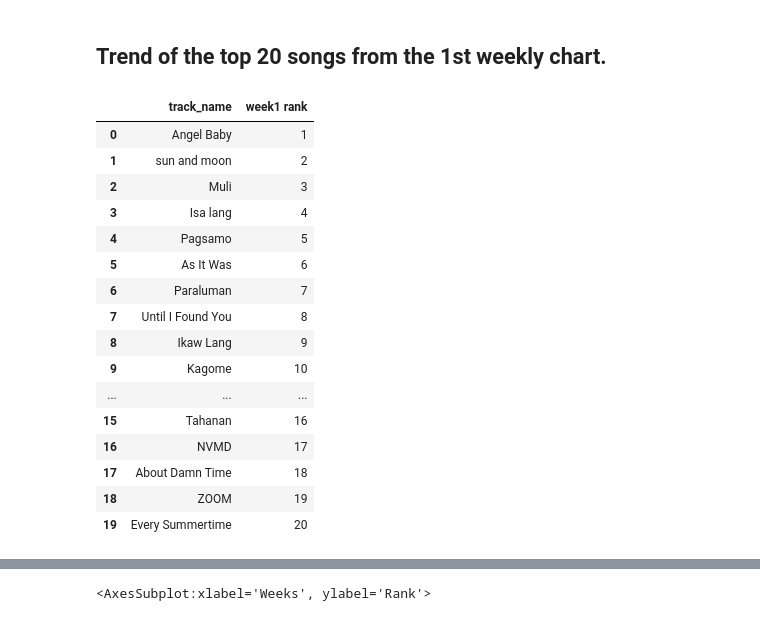
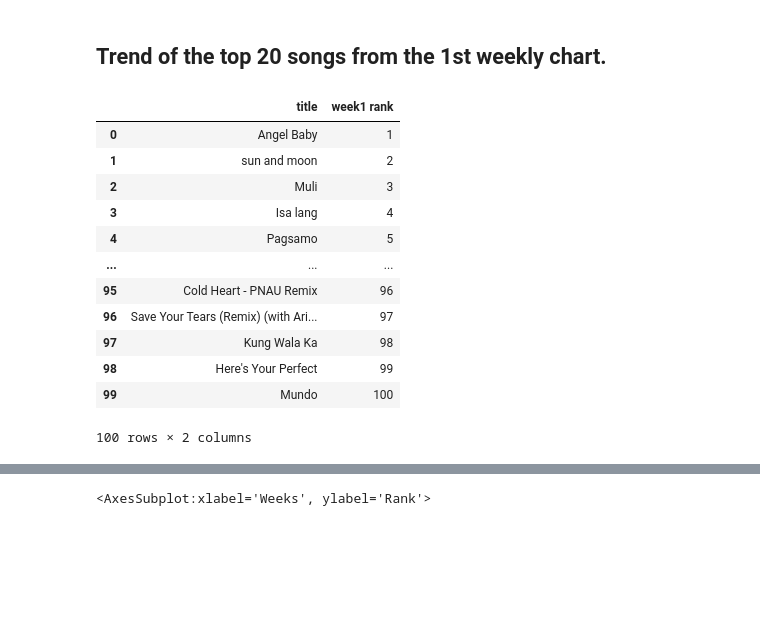
Before and after one commit to dlsucomet/aWit-trial, a Jupyter notebook: matcha.ipynb, the cells around one changed output, grey strips where cells are left out. Drawn from its saved outputs; the diff is of its cells as text; code cells hidden in the pictures; blank space fills up the shorter version.

```diff
--- a/matcha.ipynb
+++ b/matcha.ipynb
@@ -395,26 +395,22 @@ Insights:
 ## Trend of the top 20 songs from the 1st weekly chart.
 # %%
 #get top 20 songs of week1
-song_week1 = week1[['track_name', 'rank']].head(20)
-song_week1.columns = ['track_name', 'week1 rank']
+song_week1 = week1[['title', 'rank']].head(100)
+song_week1.columns = ['title', 'week1 rank']
 song_week1
 # %% [output]
-|  | track_name | week1 rank |
+|  | title | week1 rank |
 | 0 | Angel Baby | 1 |
 | 1 | sun and moon | 2 |
 | 2 | Muli | 3 |
 | 3 | Isa lang | 4 |
 | 4 | Pagsamo | 5 |
-| 5 | As It Was | 6 |
-| 6 | Paraluman | 7 |
-| 7 | Until I Found You | 8 |
-| 8 | Ikaw Lang | 9 |
-| 9 | Kagome | 10 |
 | ... | ... | ... |
-| 15 | Tahanan | 16 |
-| 16 | NVMD | 17 |
-| 17 | About Damn Time | 18 |
-| 18 | ZOOM | 19 |
-| 19 | Every Summertime | 20 |
+| 95 | Cold Heart - PNAU Remix | 96 |
+| 96 | Save Your Tears (Remix) (with Ari... | 97 |
+| 97 | Kung Wala Ka | 98 |
+| 98 | Here's Your Perfect | 99 |
+| 99 | Mundo | 100 |
+100 rows × 2 columns
 # %%
 week2rank = []
```
Also changed, not shown: parts of 2 cells of this notebook, 12 other files.
